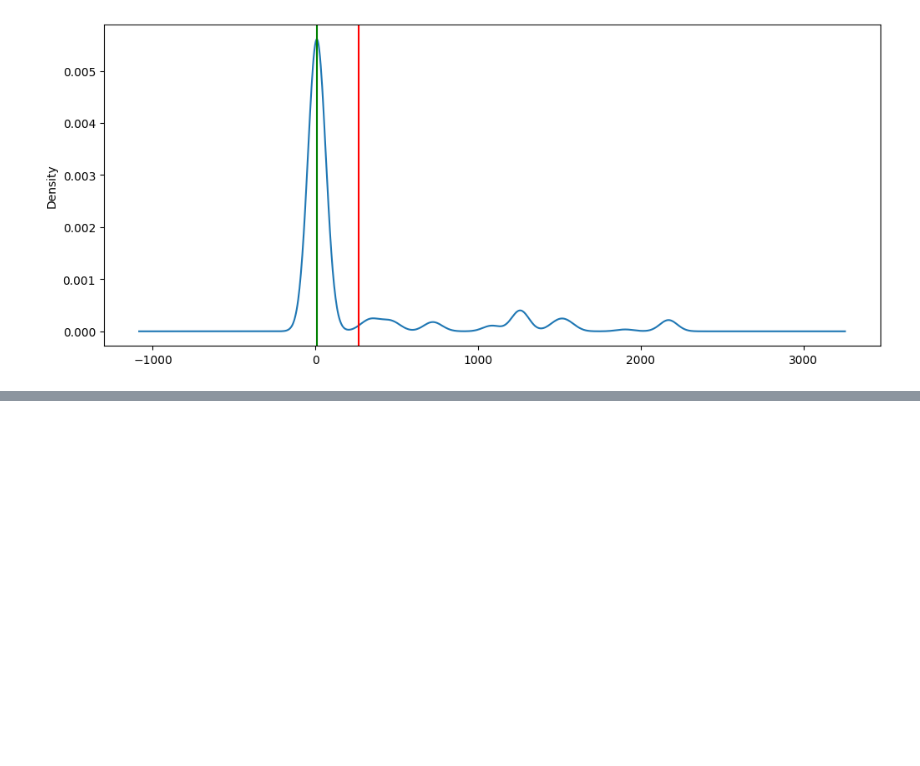
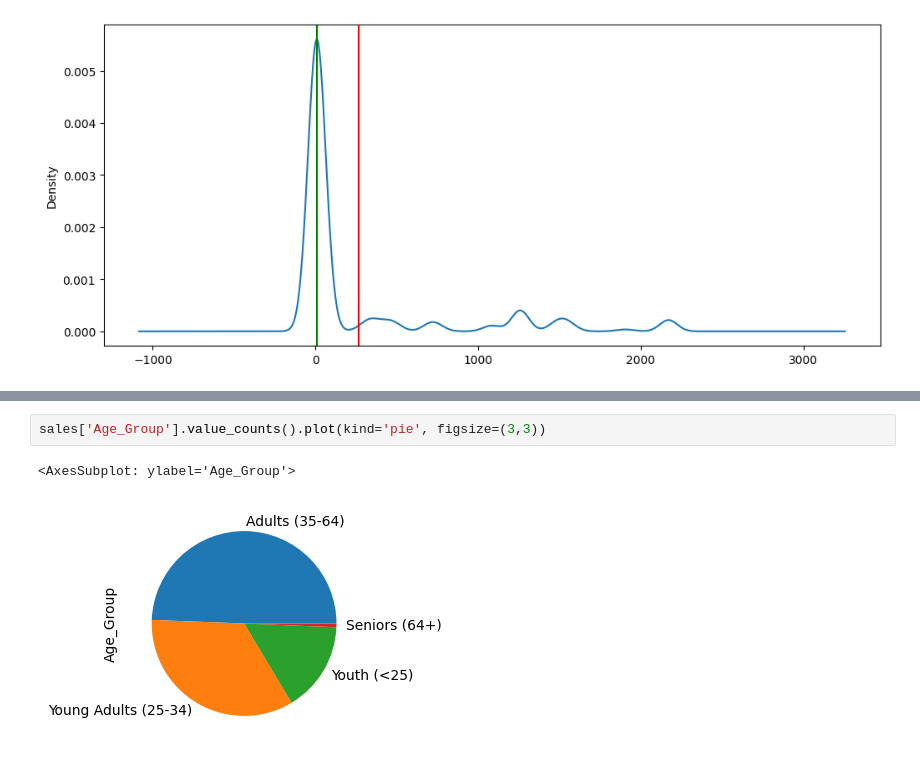
Before and after one commit to jmonti-gh/DataAnalysis_Py, a Jupyter notebook: da00_03/example_a.ipynb, the cells around one changed output, grey strips where cells are left out. Drawn from its saved outputs; the diff is of its cells as text; blank space fills up the shorter version.

```diff
--- a/da00_03/example_a.ipynb
+++ b/da00_03/example_a.ipynb
@@ -118,0 +129,5 @@ ax.axvline(sales['Unit_Cost'].median(), color='green')
+# %%
+sales['Age_Group'].value_counts().plot(kind='pie', figsize=(3,3))
+# %% [output]
+<AxesSubplot: ylabel='Age_Group'>
+[figure, added]
```
Also changed, not shown: parts of 22 cells of this notebook.
